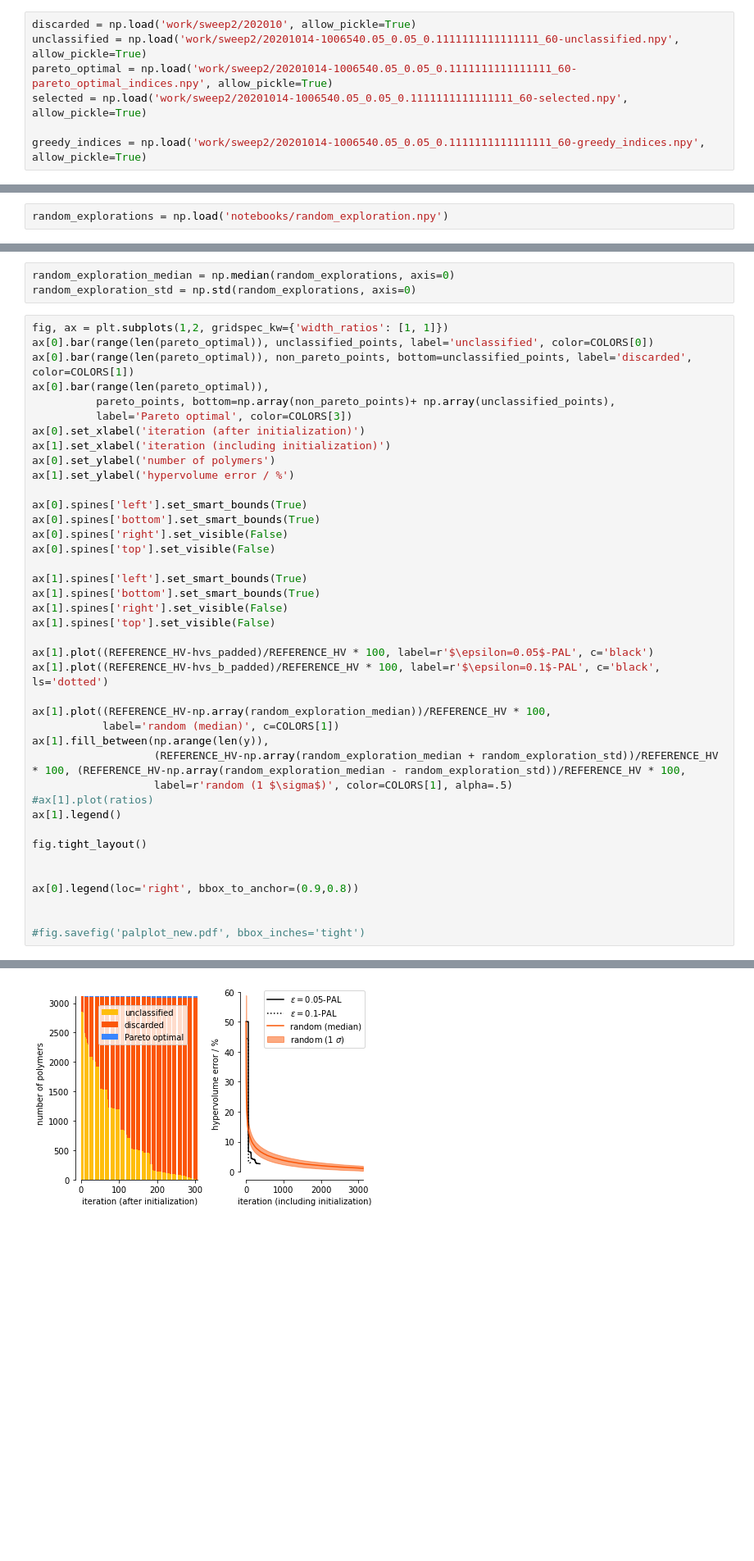
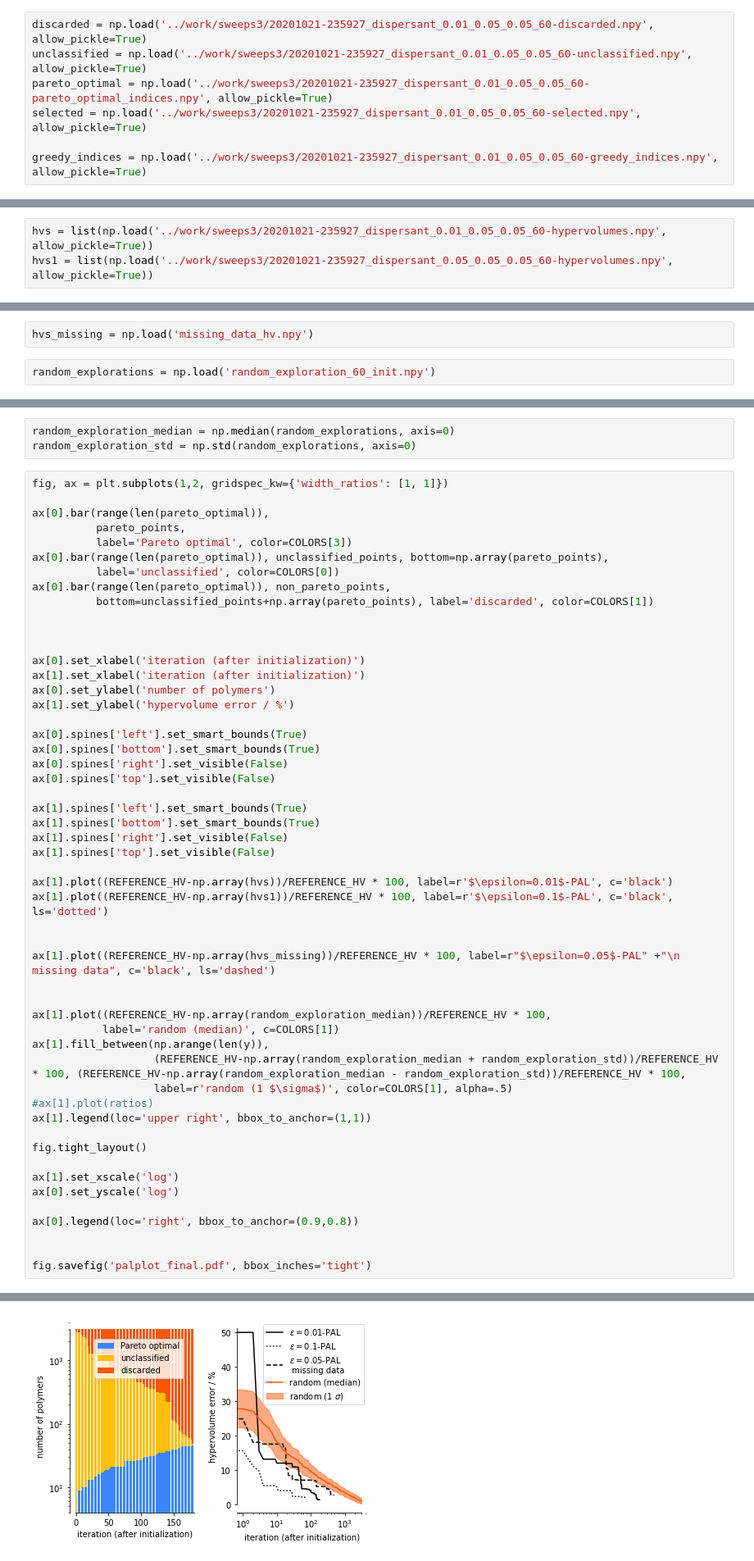
Before and after one commit to byooooo/dispersant_screening_PAL, a Jupyter notebook: notebooks/analyze_screening_2.ipynb, the cells around one changed output, grey strips where cells are left out. Shown at 82% size. Saved outputs shown, nothing was run; the diff lists cells and outputs as text; blank space fills up the shorter version.

```diff
--- a/notebooks/analyze_screening_2.ipynb
+++ b/notebooks/analyze_screening_2.ipynb
@@ -22,9 +22,9 @@ COLORS = [
 
 plt.rcParams['font.family'] = 'sans-serif'
 # %%
-discarded = np.load('work/sweep2/202010', allow_pickle=True)
-unclassified = np.load('work/sweep2/20201014-1006540.05_0.05_0.1111111111111111_60-unclassified.npy', allow_pickle=True)
-pareto_optimal = np.load('work/sweep2/20201014-1006540.05_0.05_0.1111111111111111_60-pareto_optimal_indices.npy', allow_pickle=True)
-selected = np.load('work/sweep2/20201014-1006540.05_0.05_0.1111111111111111_60-selected.npy', allow_pickle=True)
+discarded = np.load('../work/sweeps3/20201021-235927_dispersant_0.01_0.05_0.05_60-discarded.npy', allow_pickle=True)
+unclassified = np.load('../work/sweeps3/20201021-235927_dispersant_0.01_0.05_0.05_60-unclassified.npy', allow_pickle=True)
+pareto_optimal = np.load('../work/sweeps3/20201021-235927_dispersant_0.01_0.05_0.05_60-pareto_optimal_indices.npy', allow_pickle=True)
+selected = np.load('../work/sweeps3/20201021-235927_dispersant_0.01_0.05_0.05_60-selected.npy', allow_pickle=True)
 
-greedy_indices = np.load('work/sweep2/20201014-1006540.05_0.05_0.1111111111111111_60-greedy_indices.npy', allow_pickle=True)
+greedy_indices = np.load('../work/sweeps3/20201021-235927_dispersant_0.01_0.05_0.05_60-greedy_indices.npy', allow_pickle=True)
@@ -110,0 +63,3 @@ len(y)
+# %%
+hvs = list(np.load('../work/sweeps3/20201021-235927_dispersant_0.01_0.05_0.05_60-hypervolumes.npy', allow_pickle=True))
+hvs1 = list(np.load('../work/sweeps3/20201021-235927_dispersant_0.05_0.05_0.05_60-hypervolumes.npy', allow_pickle=True))
@@ -190,2 +161,4 @@ The set_smart_bounds function was deprecated in Matplotlib 3.2 and will be remov
+# %%
+hvs_missing = np.load('missing_data_hv.npy')
 # %%
-random_explorations = np.load('notebooks/random_exploration.npy')
+random_explorations = np.load('random_exploration_60_init.npy')
@@ -194,13 +175,19 @@ random_exploration_median = np.median(random_explorations, axis=0)
 random_exploration_std = np.std(random_explorations, axis=0)
 # %%
 fig, ax = plt.subplots(1,2, gridspec_kw={'width_ratios': [1, 1]})
-ax[0].bar(range(len(pareto_optimal)), unclassified_points, label='unclassified', color=COLORS[0])
-ax[0].bar(range(len(pareto_optimal)), non_pareto_points, bottom=unclassified_points, label='discarded', color=COLORS[1])
+
 ax[0].bar(range(len(pareto_optimal)),
-          pareto_points, bottom=np.array(non_pareto_points)+ np.array(unclassified_points),
+          pareto_points,
           label='Pareto optimal', color=COLORS[3])
+ax[0].bar(range(len(pareto_optimal)), unclassified_points, bottom=np.array(pareto_points),
+          label='unclassified', color=COLORS[0])
+ax[0].bar(range(len(pareto_optimal)), non_pareto_points,
+          bottom=unclassified_points+np.array(pareto_points), label='discarded', color=COLORS[1])
+
+
+
 ax[0].set_xlabel('iteration (after initialization)')
-ax[1].set_xlabel('iteration (including initialization)')
+ax[1].set_xlabel('iteration (after initialization)')
 ax[0].set_ylabel('number of polymers')
 ax[1].set_ylabel('hypervolume error / %')
 
@@ -214,8 +201,12 @@ ax[1].spines['bottom'].set_smart_bounds(True)
 ax[1].spines['right'].set_visible(False)
 ax[1].spines['top'].set_visible(False)
 
-ax[1].plot((REFERENCE_HV-hvs_padded)/REFERENCE_HV * 100, label=r'$\epsilon=0.05$-PAL', c='black')
-ax[1].plot((REFERENCE_HV-hvs_b_padded)/REFERENCE_HV * 100, label=r'$\epsilon=0.1$-PAL', c='black', ls='dotted')
+ax[1].plot((REFERENCE_HV-np.array(hvs))/REFERENCE_HV * 100, label=r'$\epsilon=0.01$-PAL', c='black')
+ax[1].plot((REFERENCE_HV-np.array(hvs1))/REFERENCE_HV * 100, label=r'$\epsilon=0.1$-PAL', c='black', ls='dotted')
+
+
+ax[1].plot((REFERENCE_HV-np.array(hvs_missing))/REFERENCE_HV * 100, label=r"$\epsilon=0.05$-PAL" +"\n missing data", c='black', ls='dashed')
+
 
 ax[1].plot((REFERENCE_HV-np.array(random_exploration_median))/REFERENCE_HV * 100,
            label='random (median)', c=COLORS[1])
@@ -223,13 +214,15 @@ ax[1].fill_between(np.arange(len(y)),
                    (REFERENCE_HV-np.array(random_exploration_median + random_exploration_std))/REFERENCE_HV * 100, (REFERENCE_HV-np.array(random_exploration_median - random_exploration_std))/REFERENCE_HV * 100,
                    label=r'random (1 $\sigma$)', color=COLORS[1], alpha=.5)
 #ax[1].plot(ratios)
-ax[1].legend()
+ax[1].legend(loc='upper right', bbox_to_anchor=(1,1))
 
 fig.tight_layout()
 
+ax[1].set_xscale('log')
+ax[0].set_yscale('log')
 
 ax[0].legend(loc='right', bbox_to_anchor=(0.9,0.8))
 
 
-#fig.savefig('palplot_new.pdf', bbox_inches='tight')
+fig.savefig('palplot_final.pdf', bbox_inches='tight')
 # %% [output]
@@ -243 +233 @@ The set_smart_bounds function was deprecated in Matplotlib 3.2 and will be remov
-[figure, old version]
+[figure, new version]
```
Also changed, not shown: parts of 27 cells of this notebook, 26 other files.
